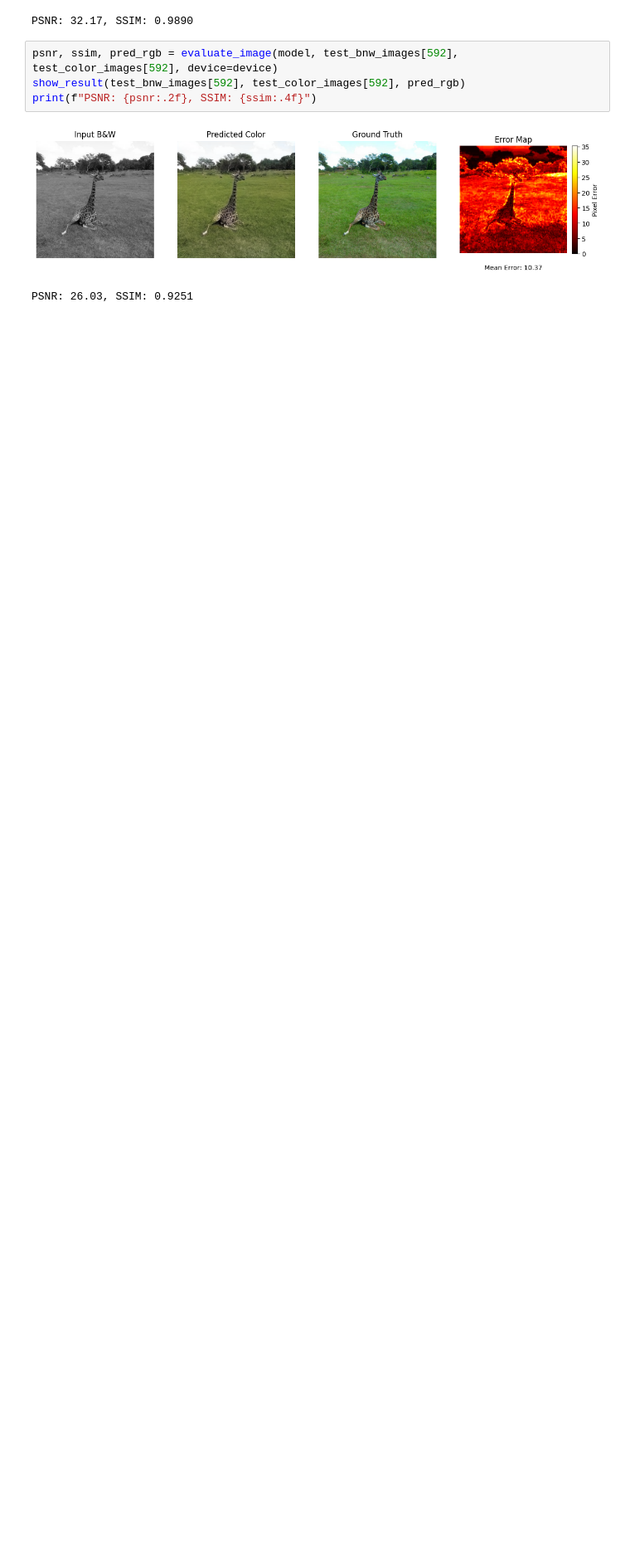
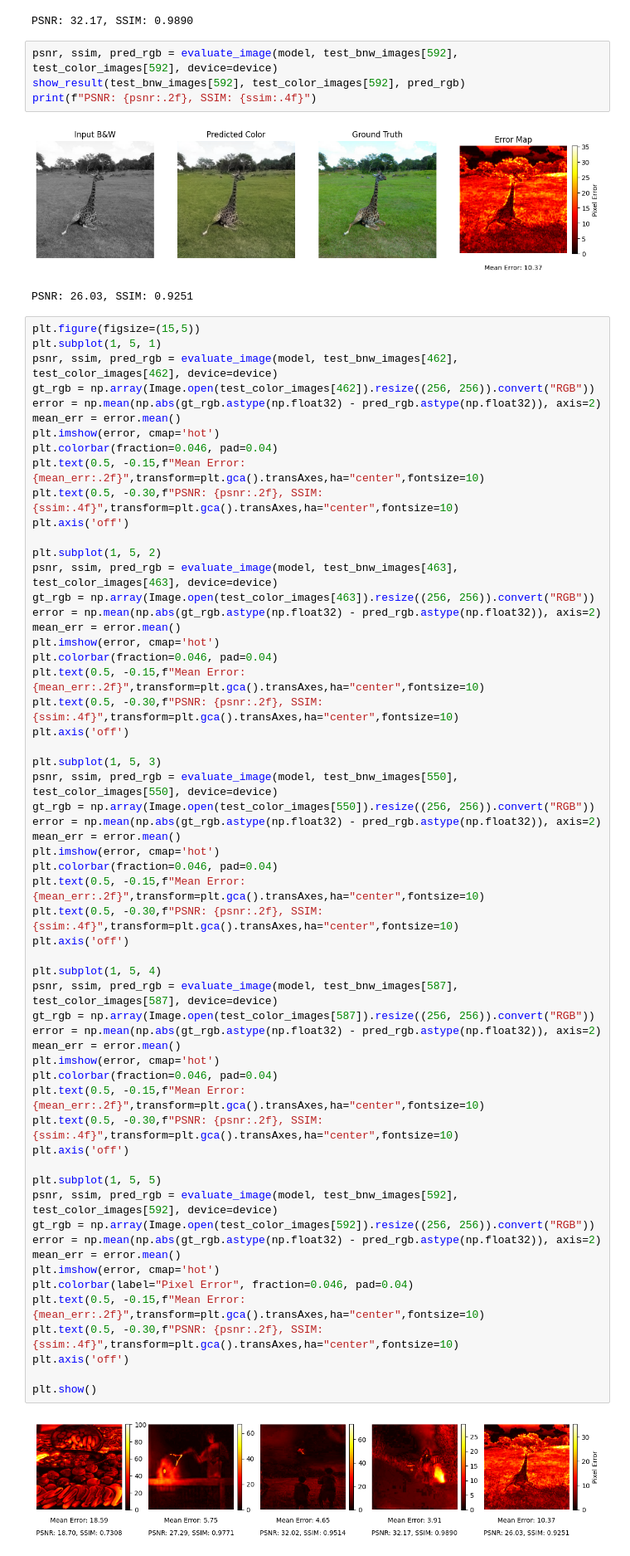
Before and after one commit to angelous/Color-Restoration, a Jupyter notebook: ResNet_tuning.ipynb, the cells around one changed output. Shown at 83% size. Drawn from its saved outputs; the diff is of its cells as text; blank space fills up the shorter version.

Commit message:
Add error map plot

```diff
--- a/ResNet_tuning.ipynb
+++ b/ResNet_tuning.ipynb
@@ -401,3 +401,63 @@ print(f"PSNR: {psnr:.2f}, SSIM: {ssim:.4f}")
 # %% [output]
 [figure]
 PSNR: 26.03, SSIM: 0.9251
+# %%
+plt.figure(figsize=(15,5))
+plt.subplot(1, 5, 1)
+psnr, ssim, pred_rgb = evaluate_image(model, test_bnw_images[462], test_color_images[462], device=device)
+gt_rgb = np.array(Image.open(test_color_images[462]).resize((256, 256)).convert("RGB"))
+error = np.mean(np.abs(gt_rgb.astype(np.float32) - pred_rgb.astype(np.float32)), axis=2)
+mean_err = error.mean()
+plt.imshow(error, cmap='hot')
+plt.colorbar(fraction=0.046, pad=0.04)
+plt.text(0.5, -0.15,f"Mean Error: {mean_err:.2f}",transform=plt.gca().transAxes,ha="center",fontsize=10)
+plt.text(0.5, -0.30,f"PSNR: {psnr:.2f}, SSIM: {ssim:.4f}",transform=plt.gca().transAxes,ha="center",fontsize=10)
+plt.axis('off')
+
+plt.subplot(1, 5, 2)
+psnr, ssim, pred_rgb = evaluate_image(model, test_bnw_images[463], test_color_images[463], device=device)
+gt_rgb = np.array(Image.open(test_color_images[463]).resize((256, 256)).convert("RGB"))
+error = np.mean(np.abs(gt_rgb.astype(np.float32) - pred_rgb.astype(np.float32)), axis=2)
+mean_err = error.mean()
+plt.imshow(error, cmap='hot')
+plt.colorbar(fraction=0.046, pad=0.04)
+plt.text(0.5, -0.15,f"Mean Error: {mean_err:.2f}",transform=plt.gca().transAxes,ha="center",fontsize=10)
+plt.text(0.5, -0.30,f"PSNR: {psnr:.2f}, SSIM: {ssim:.4f}",transform=plt.gca().transAxes,ha="center",fontsize=10)
+plt.axis('off')
+
+plt.subplot(1, 5, 3)
+psnr, ssim, pred_rgb = evaluate_image(model, test_bnw_images[550], test_color_images[550], device=device)
+gt_rgb = np.array(Image.open(test_color_images[550]).resize((256, 256)).convert("RGB"))
+error = np.mean(np.abs(gt_rgb.astype(np.float32) - pred_rgb.astype(np.float32)), axis=2)
+mean_err = error.mean()
+plt.imshow(error, cmap='hot')
+plt.colorbar(fraction=0.046, pad=0.04)
+plt.text(0.5, -0.15,f"Mean Error: {mean_err:.2f}",transform=plt.gca().transAxes,ha="center",fontsize=10)
+plt.text(0.5, -0.30,f"PSNR: {psnr:.2f}, SSIM: {ssim:.4f}",transform=plt.gca().transAxes,ha="center",fontsize=10)
+plt.axis('off')
+
+plt.subplot(1, 5, 4)
+psnr, ssim, pred_rgb = evaluate_image(model, test_bnw_images[587], test_color_images[587], device=device)
+gt_rgb = np.array(Image.open(test_color_images[587]).resize((256, 256)).convert("RGB"))
+error = np.mean(np.abs(gt_rgb.astype(np.float32) - pred_rgb.astype(np.float32)), axis=2)
+mean_err = error.mean()
+plt.imshow(error, cmap='hot')
+plt.colorbar(fraction=0.046, pad=0.04)
+plt.text(0.5, -0.15,f"Mean Error: {mean_err:.2f}",transform=plt.gca().transAxes,ha="center",fontsize=10)
+plt.text(0.5, -0.30,f"PSNR: {psnr:.2f}, SSIM: {ssim:.4f}",transform=plt.gca().transAxes,ha="center",fontsize=10)
+plt.axis('off')
+
+plt.subplot(1, 5, 5)
+psnr, ssim, pred_rgb = evaluate_image(model, test_bnw_images[592], test_color_images[592], device=device)
+gt_rgb = np.array(Image.open(test_color_images[592]).resize((256, 256)).convert("RGB"))
+error = np.mean(np.abs(gt_rgb.astype(np.float32) - pred_rgb.astype(np.float32)), axis=2)
+mean_err = error.mean()
+plt.imshow(error, cmap='hot')
+plt.colorbar(label="Pixel Error", fraction=0.046, pad=0.04)
+plt.text(0.5, -0.15,f"Mean Error: {mean_err:.2f}",transform=plt.gca().transAxes,ha="center",fontsize=10)
+plt.text(0.5, -0.30,f"PSNR: {psnr:.2f}, SSIM: {ssim:.4f}",transform=plt.gca().transAxes,ha="center",fontsize=10)
+plt.axis('off')
+
+plt.show()
+# %% [output]
+[figure, added]
```
